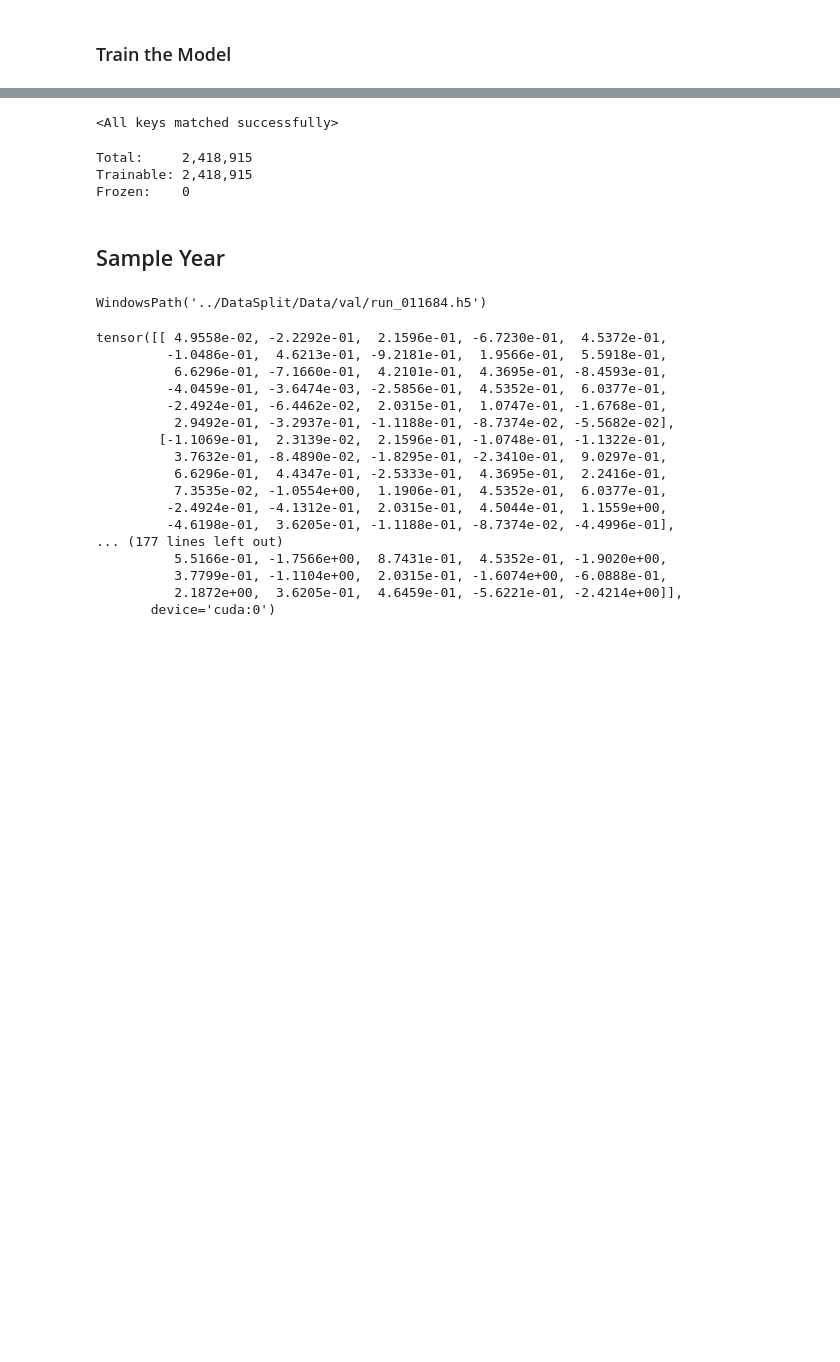
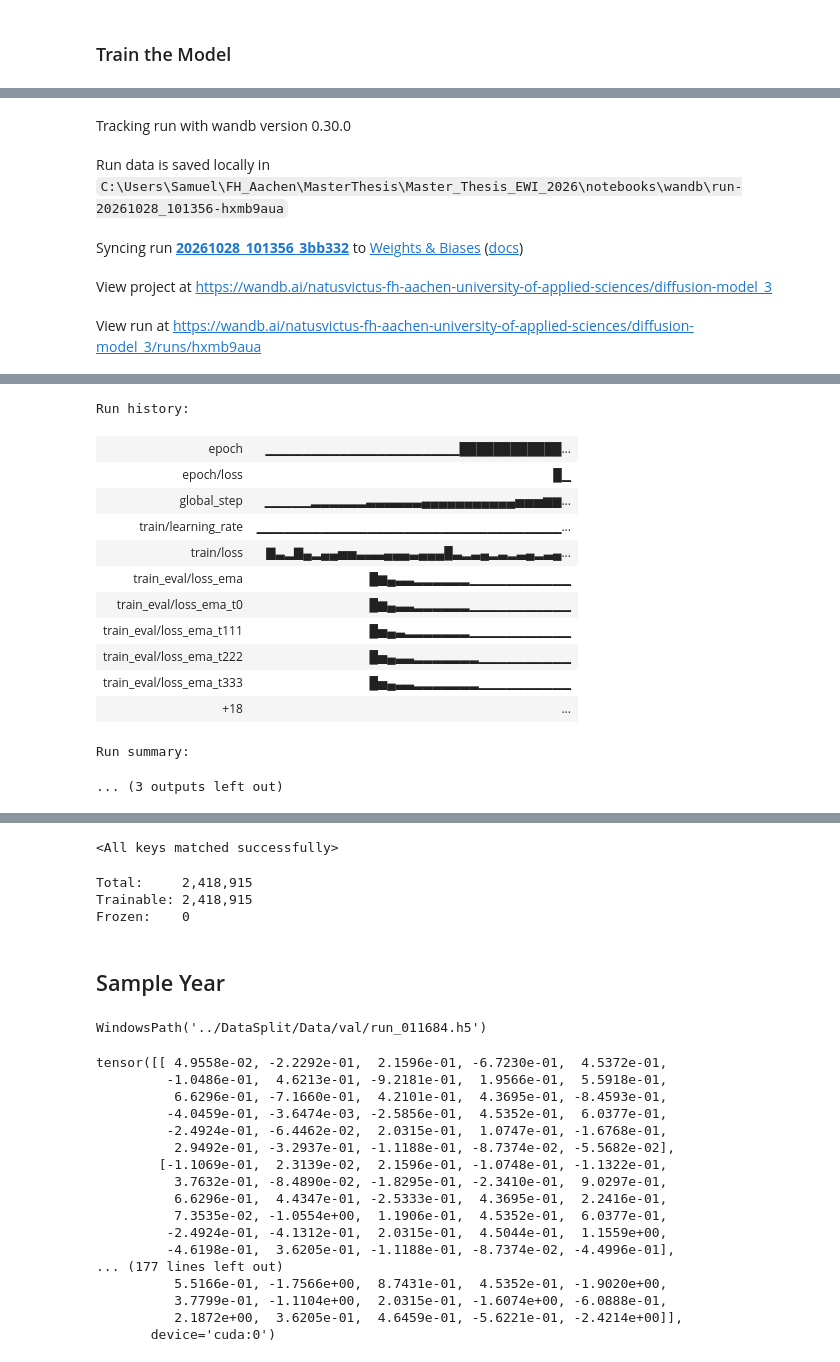
Before and after one commit to NV717/Master_Thesis_EWI_2026, a Jupyter notebook: notebooks/04a_Diffusion1D.ipynb, the cells around one changed output, grey strips where cells are left out. Cells and saved outputs as stored; diff of their text form; code cells hidden in the pictures; blank space fills up the shorter version.

Commit message:
Training loop in seperate file, added validation run and more detailed wandb logging

```diff
--- a/notebooks/04a_Diffusion1D.ipynb
+++ b/notebooks/04a_Diffusion1D.ipynb
@@ -296,0 +202,2 @@ save_stats(stats_path, RESOLUTION, columns, stats, norm_by_col=NORM_BY_COL)
+# %%
+stats, meta = load_precalc_stats(RESOLUTION, NORM_METHOD, cols=columns, run_ids=train_run_ids,norm_variant=norm_variant, dir =Path("../data/stats/scalerstats"))
@@ -605,0 +533,18 @@ View run at https://wandb.ai/natusvictus-fh-aachen-university-of-applied-science
+# %%
+config = {
+    "epochs": EPOCHS, "timesteps": schedule.timesteps, "schedule": "sigmoid",
+    "loss_type": LOSS_TYPE, "lr": optimizer.param_groups[0]["lr"],
+    "resolution": RESOLUTION, "norm_variant": "area_scale",
+    "scaler_by_col": scaler_by_col, "zero_cols": None,
+    "gen_cols": TARGET_COLS, "cond_cols": DYNAMIC_COND_COLS,
+}
+extras = {"x0_min": X0_MIN1, "x0_max": X0_MAX1}
+
+run_dir = make_run_dir(config, root=r"../outputs/runs")
+run = wandb.init(project="diffusion-model_3", name=run_dir.name, config=config)
+train(model, schedule, train_dataloader, optimizer, ema, device,
+      epochs=EPOCHS, loss_type=LOSS_TYPE, run=run,
+      run_dir=run_dir, config=config, extras=extras,  val_dataloader=val_eval_dataloader, train_eval_dataloader=train_eval_dataloader,
+      val_every_steps=1000, val_batches=None, ckpt_every_steps=5000, val_raw=True )
+run.finish()
+# %% [output]
@@ -605,0 +552,5 @@ View run at https://wandb.ai/natusvictus-fh-aachen-university-of-applied-science
+Tracking run with wandb version 0.30.0
+Run data is saved locally in C:\Users\Samuel\FH_Aachen\MasterThesis\Master_Thesis_EWI_2026\notebooks\wandb\run-20261028_101356-hxmb9aua
+Syncing run 20261028_101356_3bb332 to Weights & Biases (docs)
+View project at https://wandb.ai/natusvictus-fh-aachen-university-of-applied-sciences/diffusion-model_3
+View run at https://wandb.ai/natusvictus-fh-aachen-university-of-applied-sciences/diffusion-model_3/runs/hxmb9aua
@@ -606,2 +592,16 @@ View run at https://wandb.ai/natusvictus-fh-aachen-university-of-applied-science
+Run history:
+| epoch | ▁▁▁▁▁▁▁▁▁▁▁▁▁▁▁▁▁▁▁▁▁████████████... |
+| epoch/loss | █▁ |
+| global_step | ▁▁▁▁▁▂▂▂▂▂▂▃▃▃▃▃▃▄▄▄▄▄▄▄▄▄▄▄▅▅▅▆▆... |
+| train/learning_rate | ▁▁▁▁▁▁▁▁▁▁▁▁▁▁▁▁▁▁▁▁▁▁▁▁▁▁▁▁▁▁▁▁▁... |
+| train/loss | ▇▃▂▇▄▂▄▄▅▅▃▃▃▄▄▄▃▄▄▄█▃▂▃▄▂▃▂▃▄▂▃▄... |
+| train_eval/loss_ema | █▆▄▃▃▂▂▂▂▂▂▁▁▁▁▁▁▁▁▁▁▁ |
+| train_eval/loss_ema_t0 | █▆▄▃▃▂▂▂▂▂▂▁▁▁▁▁▁▁▁▁▁▁ |
+| train_eval/loss_ema_t111 | █▅▄▃▂▂▂▂▂▂▂▁▁▁▁▁▁▁▁▁▁▁ |
+| train_eval/loss_ema_t222 | █▅▄▃▃▂▂▂▂▂▂▂▁▁▁▁▁▁▁▁▁▁ |
+| train_eval/loss_ema_t333 | █▅▄▃▃▂▂▂▂▂▂▂▁▁▁▁▁▁▁▁▁▁ |
+| +18 | ... |
+Run summary:
+... (3 outputs left out)
 # %%
 #model.load_state_dict(torch.load("model.pth"))
```
Also changed, not shown: parts of 47 cells of this notebook, 4 other files.
